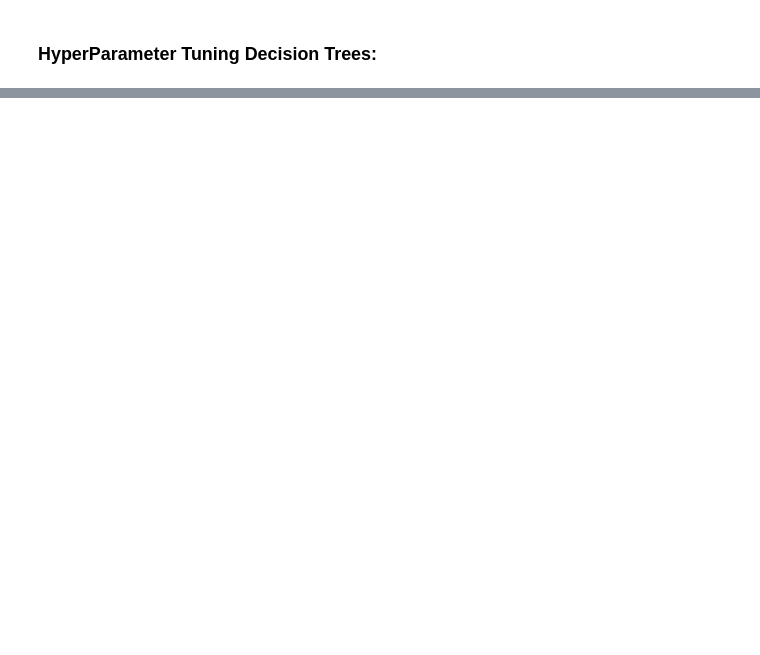
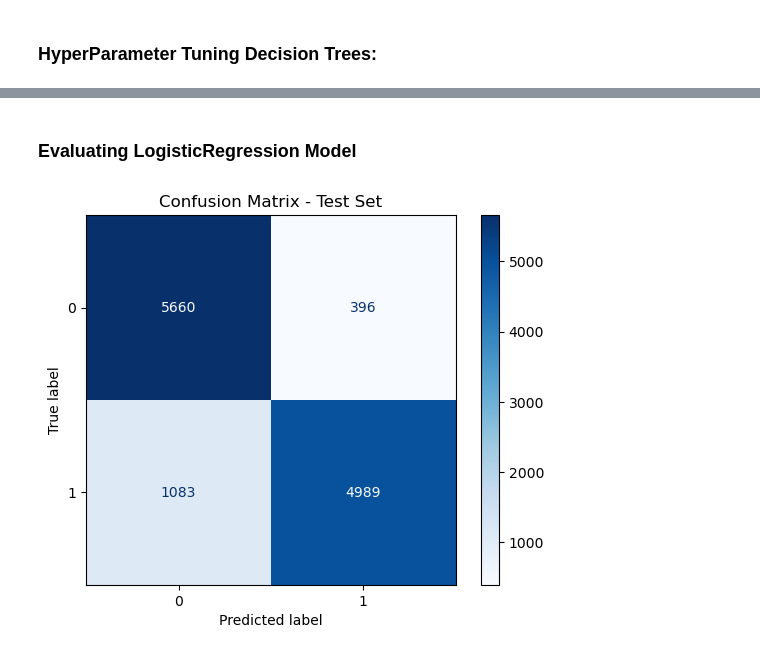
Before and after one commit to liciemw/FINANCIAL-INCLUSION-PROJECT, a Jupyter notebook: FINANCIAL INCLUSION.ipynb, the cells around one changed output, grey strips where cells are left out. Cells and saved outputs as stored; diff of their text form; code cells hidden in the pictures; blank space fills up the shorter version.

Commit message:
Added Logistic Regression Model

```diff
--- a/FINANCIAL INCLUSION.ipynb
+++ b/FINANCIAL INCLUSION.ipynb
@@ -578,0 +581,4 @@ Test Accuracy with Hypertunes Model: 0.8900890501319261
+# %%
+from sklearn.model_selection import train_test_split
+X_train, X_test, y_train, y_test = train_test_split(X_smote,y_smote, test_size = 0.3, random_state=42)
+X_train.shape, X_test.shape, y_train.shape, y_test.shape
@@ -578,0 +587,14 @@ Test Accuracy with Hypertunes Model: 0.8900890501319261
+# %%
+from sklearn.preprocessing import StandardScaler
+
+scaler = StandardScaler()
+
+X_train_scaled = scaler.fit_transform(X_train)
+
+X_test_scaled = scaler.transform(X_test)
+# %%
+from sklearn.linear_model import LogisticRegression
+
+logreg = LogisticRegression(solver='saga', penalty='l2', C=1.0, max_iter=1000)
+
+logreg.fit(X_train_scaled, y_train)
@@ -578,0 +612,3 @@ Test Accuracy with Hypertunes Model: 0.8900890501319261
+# %%
+y_hat_test = logreg.predict(X_test_scaled)
+y_hat_test
@@ -578,0 +651,2 @@ Test Accuracy with Hypertunes Model: 0.8900890501319261
+# %% [markdown]
+### Evaluating LogisticRegression Model
@@ -578,0 +657,9 @@ Test Accuracy with Hypertunes Model: 0.8900890501319261
+# %%
+# Plot confusion matrix of the test set
+cm = confusion_matrix(y_test, y_hat_test)
+cm_display = ConfusionMatrixDisplay(cm, display_labels=logreg.classes_)
+cm_display.plot(cmap='Blues')
+plt.title('Confusion Matrix - Test Set')
+plt.show()
+# %% [output]
+[figure, added]
```
Also changed, not shown: parts of 22 cells of this notebook.
